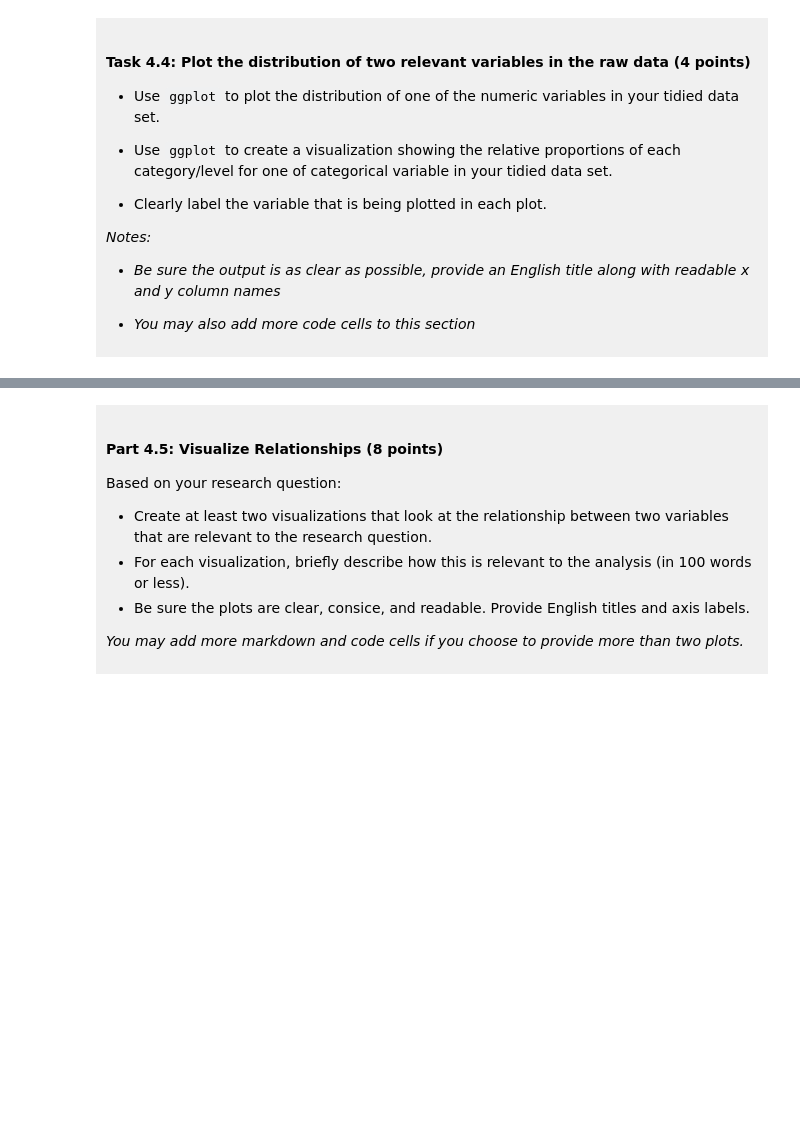
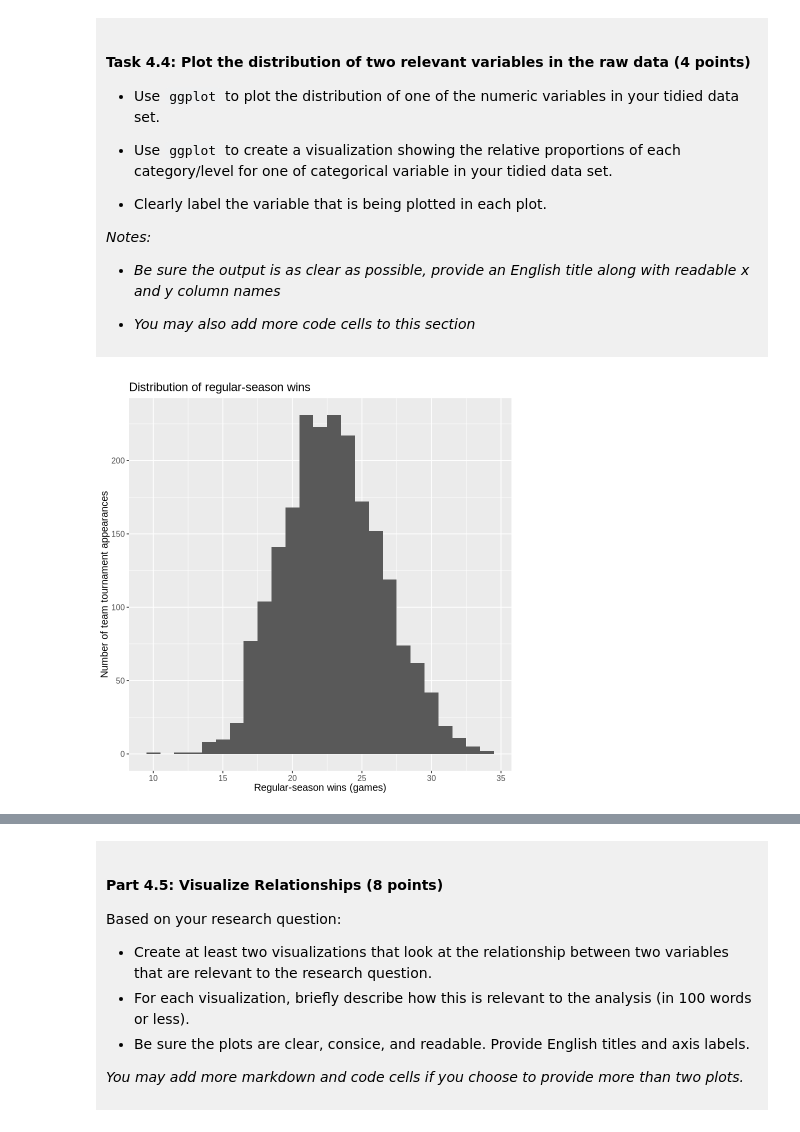
Before and after one commit to nehasidhu13/dsci-100-project-neha-sidhu, a Jupyter notebook: dsci-100-project-notebook.ipynb, the cells around one changed output, grey strips where cells are left out. Cells and saved outputs as stored; diff of their text form; code cells hidden in the pictures; blank space fills up the shorter version.

```diff
--- a/dsci-100-project-notebook.ipynb
+++ b/dsci-100-project-notebook.ipynb
@@ -306,5 +341,15 @@ You will refine your research question (if needed) and produce a tidy data set.
 
 </div>
 # %%
-### EDIT THIS CODE CELL FOR PLOT 1 ###
+# Show the distribution of regular-season wins.
+wins_distribution <- ggplot(basketball_tidy, aes(x = reg_wins)) +
+    geom_histogram(binwidth = 1) +
+    labs(title = "Distribution of regular-season wins",
+         x = "Regular-season wins (games)",
+         y = "Number of team tournament appearances") +
+    theme(text = element_text(size = 12))
+
+wins_distribution
+# %% [output]
+[figure, added]
 # %%
```
Also changed, not shown: parts of 9 cells of this notebook.
